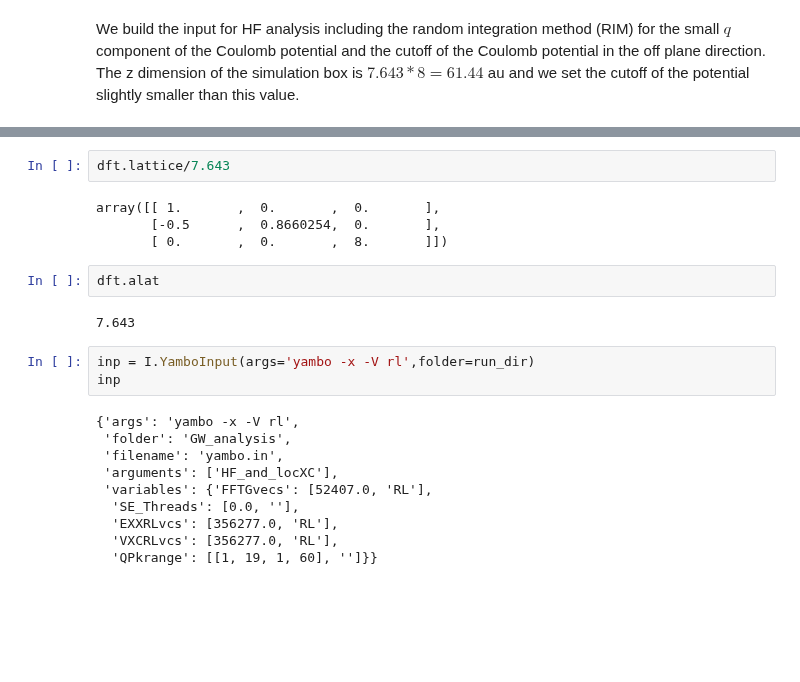
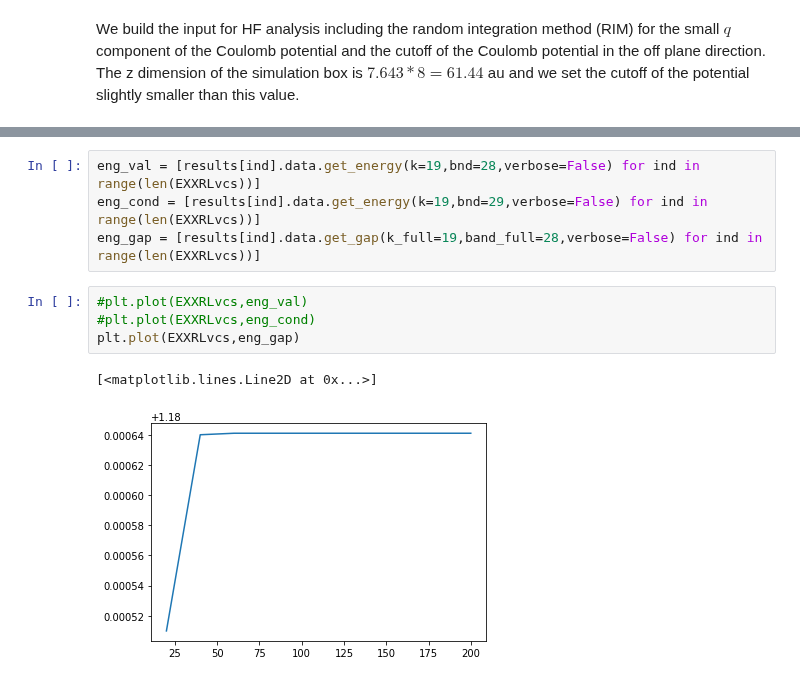
Before and after one commit to marcodalessandro76/Germanene, a Jupyter notebook: GW_Analysis.ipynb, the cells around one changed output, grey strips where cells are left out. Saved outputs shown, nothing was run; the diff lists cells and outputs as text; blank space fills up the shorter version.

```diff
--- a/GW_Analysis.ipynb
+++ b/GW_Analysis.ipynb
@@ -192,23 +171,11 @@ array([[ 0.        ,  0.        ,  0.        ],
-# %%
-dft.lattice/7.643
-# %% [output]
-array([[ 1.       ,  0.       ,  0.       ],
-       [-0.5      ,  0.8660254,  0.       ],
-       [ 0.       ,  0.       ,  8.       ]])
-# %%
-dft.alat
-# %% [output]
-7.643
-# %%
-inp = I.YamboInput(args='yambo -x -V rl',folder=run_dir)
-inp
-# %% [output]
-{'args': 'yambo -x -V rl',
- 'folder': 'GW_analysis',
- 'filename': 'yambo.in',
- 'arguments': ['HF_and_locXC'],
- 'variables': {'FFTGvecs': [52407.0, 'RL'],
-  'SE_Threads': [0.0, ''],
-  'EXXRLvcs': [356277.0, 'RL'],
-  'VXCRLvcs': [356277.0, 'RL'],
-  'QPkrange': [[1, 19, 1, 60], '']}}
+# %%
+eng_val = [results[ind].data.get_energy(k=19,bnd=28,verbose=False) for ind in range(len(EXXRLvcs))]
+eng_cond = [results[ind].data.get_energy(k=19,bnd=29,verbose=False) for ind in range(len(EXXRLvcs))]
+eng_gap = [results[ind].data.get_gap(k_full=19,band_full=28,verbose=False) for ind in range(len(EXXRLvcs))]
+# %%
+#plt.plot(EXXRLvcs,eng_val)
+#plt.plot(EXXRLvcs,eng_cond)
+plt.plot(EXXRLvcs,eng_gap)
+# %% [output]
+[<matplotlib.lines.Line2D at 0x...>]
+[figure, added]
```
Also changed, not shown: parts of 24 cells of this notebook, 2 other files.
